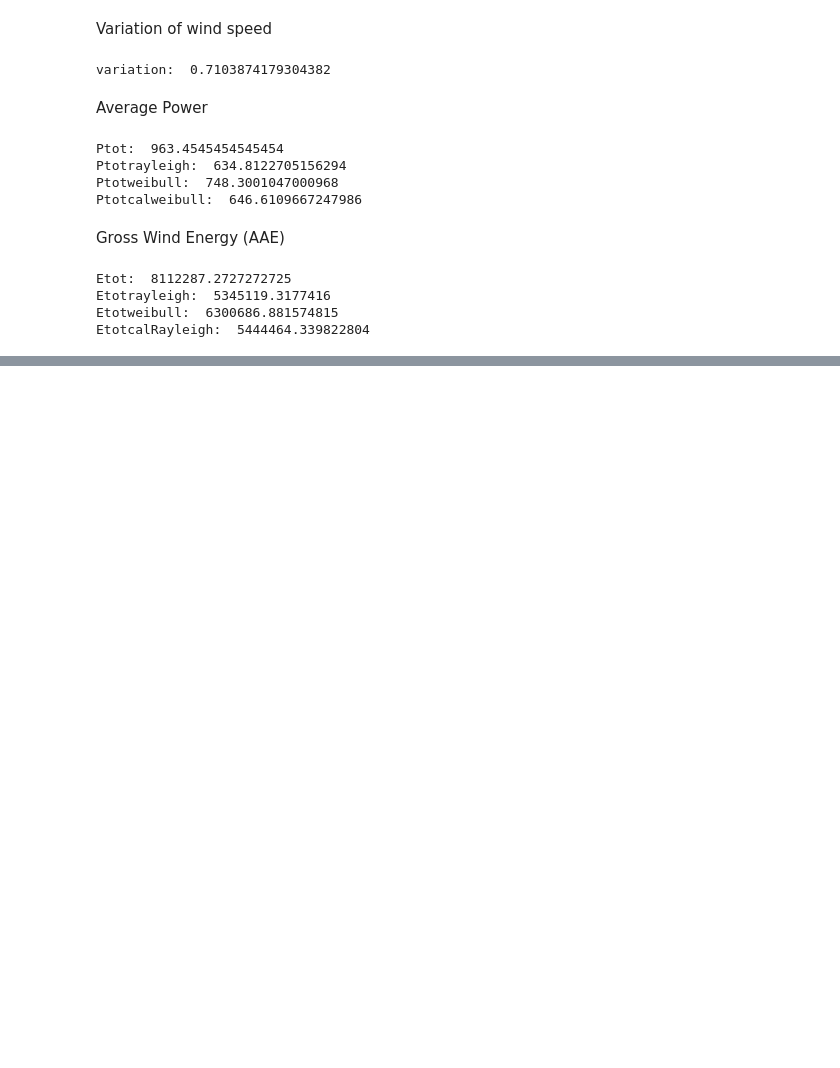
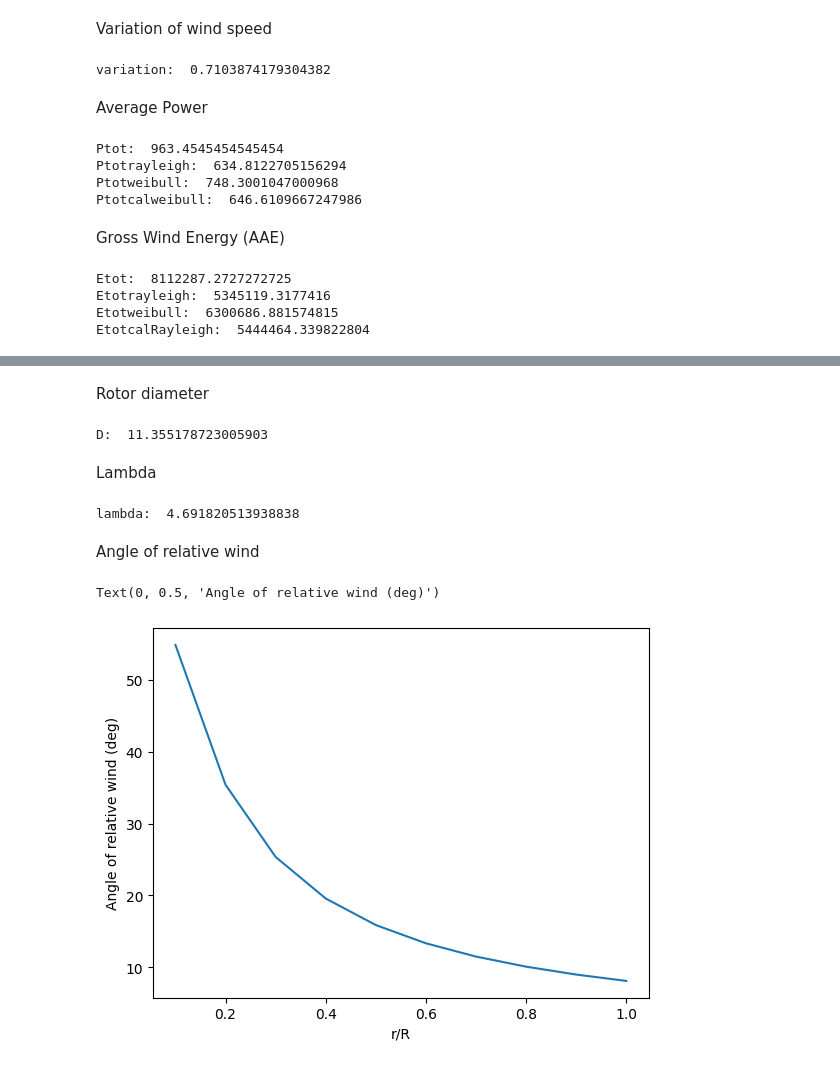
Before and after one commit to Jules101001/python, a Jupyter notebook: notebook_wind.ipynb, the cells around one changed output, grey strips where cells are left out. Drawn from its saved outputs; the diff is of its cells as text; code cells hidden in the pictures; blank space fills up the shorter version.

```diff
--- a/notebook_wind.ipynb
+++ b/notebook_wind.ipynb
@@ -271,0 +277,37 @@ EtotcalRayleigh:  5444464.339822804
+# %%
+Cl= 0.97
+alpha = 10
+B = 4
+rho = 1.225
+P = 334*10**6
+Cp = 16/27
+eta = 0.85
+# %% [markdown]
+Rotor diameter
+# %%
+D = np.sqrt((4*P)/(Etotrayleigh * eta *Cp* rho * np.pi))
+print("D: ", D)
+# %% [output]
+D:  11.355178723005903
+# %% [markdown]
+Lambda
+# %%
+x= np.linspace(0.1, 1, 10)
+R = D/2
+Omega = 55 * (np.pi/30)
+lambda1 = Omega * R / mean
+print("lambda: ", lambda1)
+lambdar = lambda1 * x
+# %% [output]
+lambda:  4.691820513938838
+# %% [markdown]
+Angle of relative wind
+# %%
+phi = np.arctan(2/(3*lambdar))
+phideg = phi*180/np.pi
+sns.lineplot(x=x, y=phideg)
+plt.xlabel("r/R")
+plt.ylabel("Angle of relative wind (deg)")
+# %% [output]
+Text(0, 0.5, 'Angle of relative wind (deg)')
+[figure, added]
```
Also changed, not shown: parts of 12 cells of this notebook.
